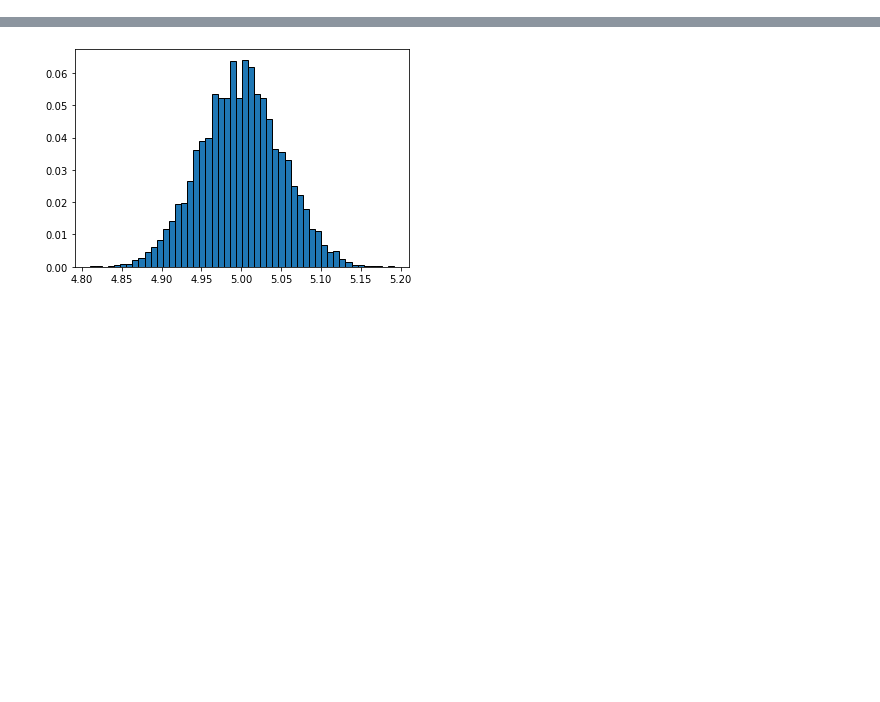
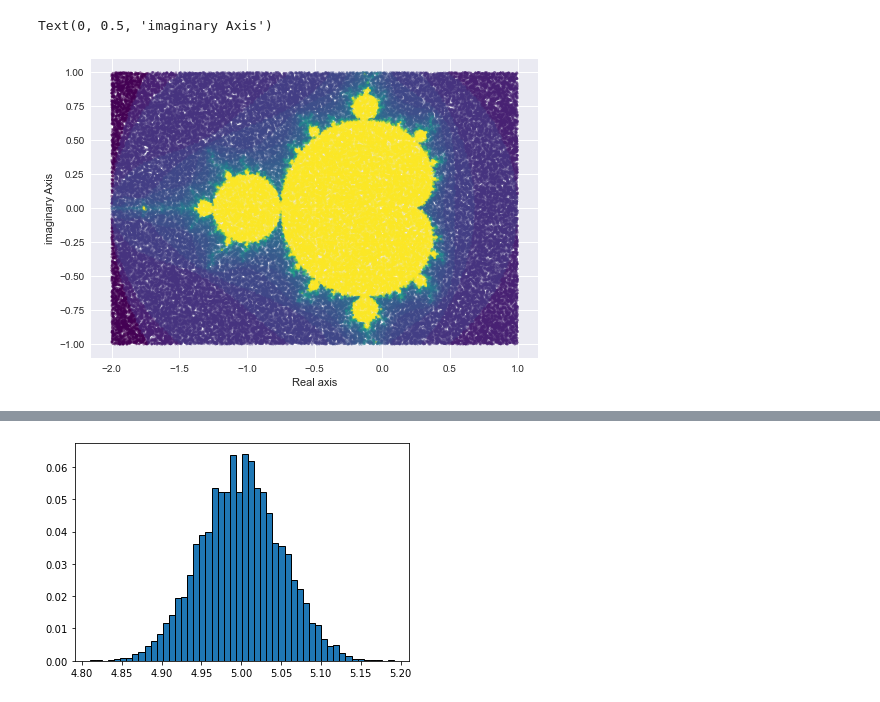
Before and after one commit to MbBrainz/StochasticSimulation-group19, a Jupyter notebook: Assignment1/Assignment_1_stochastic.ipynb, the cells around one changed output, grey strips where cells are left out. Drawn from its saved outputs; the diff is of its cells as text; code cells hidden in the pictures; blank space fills up the shorter version.

Commit message:
moved mandelbrot calculation for random numbers to separate function

```diff
--- a/Assignment1/Assignment_1_stochastic.ipynb
+++ b/Assignment1/Assignment_1_stochastic.ipynb
@@ -60,3 +31,14 @@ Wall time: 14h 10min 56s
+# %%
+n_size_plot = 100000
+
+re, im, n = mandelbrot_matrix.random_mandelbrot_points(n_size_plot, re_lim, im_lim, threshold=2000)
+
+plt.scatter(re,im,c=np.log(n),s=5,alpha=0.5, cmap="viridis")
+plt.xlabel("Real axis")
+plt.ylabel("imaginary Axis")
+# %% [output]
+Text(0, 0.5, 'imaginary Axis')
+[figure, added]
 # %%
 weights = np.ones_like(data) / len(data)
 plt.hist(data,weights=weights, bins= 50, edgecolor='black')
```
Also changed, not shown: parts of 5 cells of this notebook, 1 other file.
